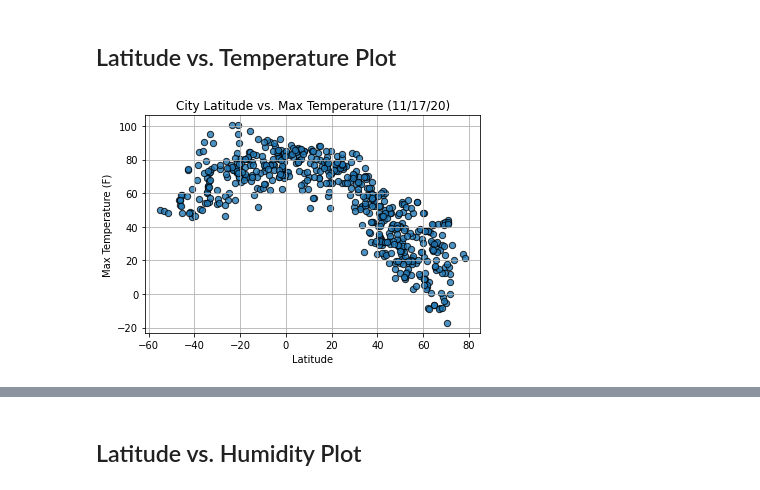
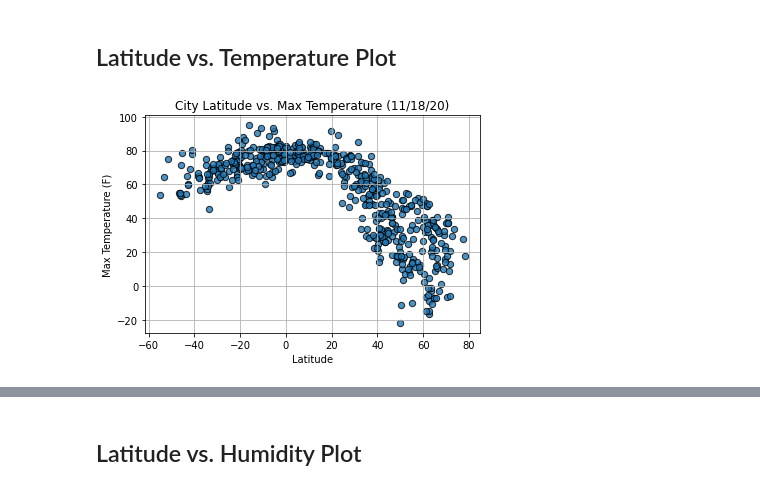
Before and after one commit to yuyhong23/python-api-challenge, a Jupyter notebook: weatherpy/WeatherPy-Copy1.ipynb, the cells around one changed output, grey strips where cells are left out. Cells and saved outputs as stored; diff of their text form; code cells hidden in the pictures.

```diff
--- a/weatherpy/WeatherPy-Copy1.ipynb
+++ b/weatherpy/WeatherPy-Copy1.ipynb
@@ -287,11 +304,11 @@ city_data.head(5) #data is clean
 ## Latitude vs. Temperature Plot
 # %%
 lat_temp_plot = city_data.plot(kind="scatter", x="Lat", y="Max Temp",grid=True, figsize=(6,4), edgecolors = "black",
-                               s=40, alpha=0.8, title="City Latitude vs. Max Temperature (11/17/20)")
+                               s=40, alpha=0.8, title="City Latitude vs. Max Temperature (11/18/20)")
 lat_temp_plot.set_xlabel("Latitude")
 lat_temp_plot.set_ylabel("Max Temperature (F)")
 output_file = ("../output_data/latvstemp.png")
 plt.savefig(output_file)
 plt.show()
 # %% [output]
-[figure, old version]
+[figure, new version]
```
Also changed, not shown: parts of 15 cells of this notebook, 6 other files.
